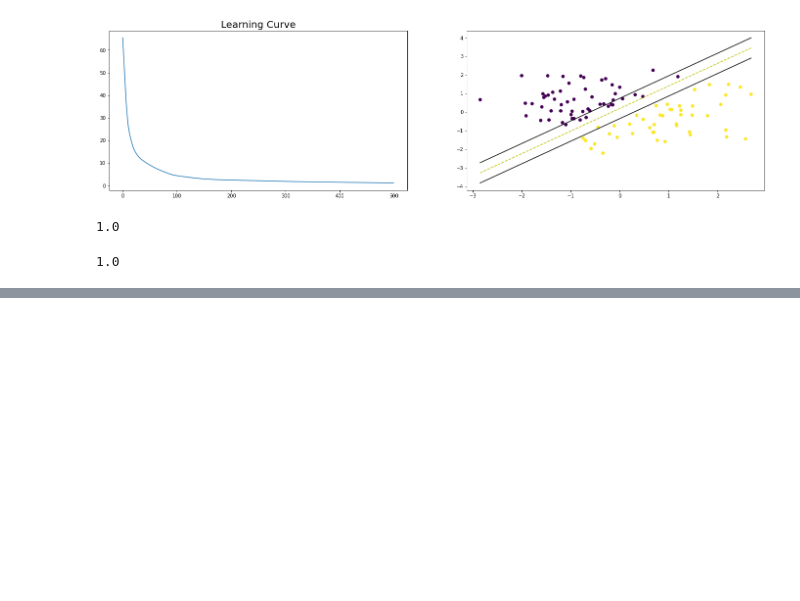
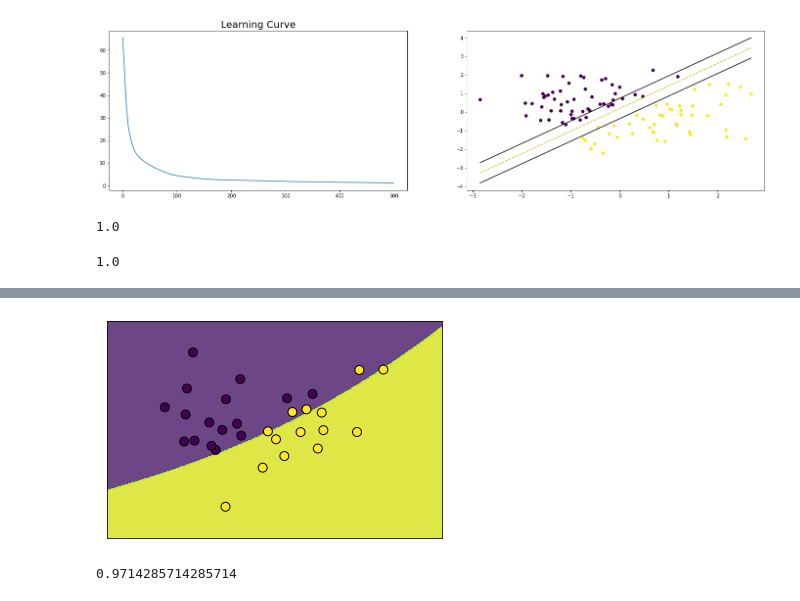
Before and after one commit to mazy06000/coursera, a Jupyter notebook: Machine Learning/svm.ipynb, the cells around one changed output, grey strips where cells are left out. Cells and saved outputs as stored; diff of their text form; code cells hidden in the pictures; blank space fills up the shorter version.

```diff
--- a/Machine Learning/svm.ipynb
+++ b/Machine Learning/svm.ipynb
@@ -181,0 +288,11 @@ accuracy(y_test, y_hat)
+# %%
+X_train, X_test, y_train, y_test = train_test_split(X, y, stratify=y,test_size = 0.3, random_state = 31)
+# %%
+X_train = normalize(X_train)
+X_test = normalize(X_test)
+# %%
+C = 0.1
+gamma = 0.1
+
+svm = RBFKernelSVM(C, gamma)
+svm.fit(X_train, y_train)
@@ -181,0 +311,9 @@ accuracy(y_test, y_hat)
+# %%
+visualize_svm(X_test, y_test, svm)
+# %% [output]
+[figure, added]
+# %%
+y_hat = svm.predict(X_test)
+accuracy(y_test, y_hat)
+# %% [output]
+0.9714285714285714
```
Also changed, not shown: parts of 6 cells of this notebook.
